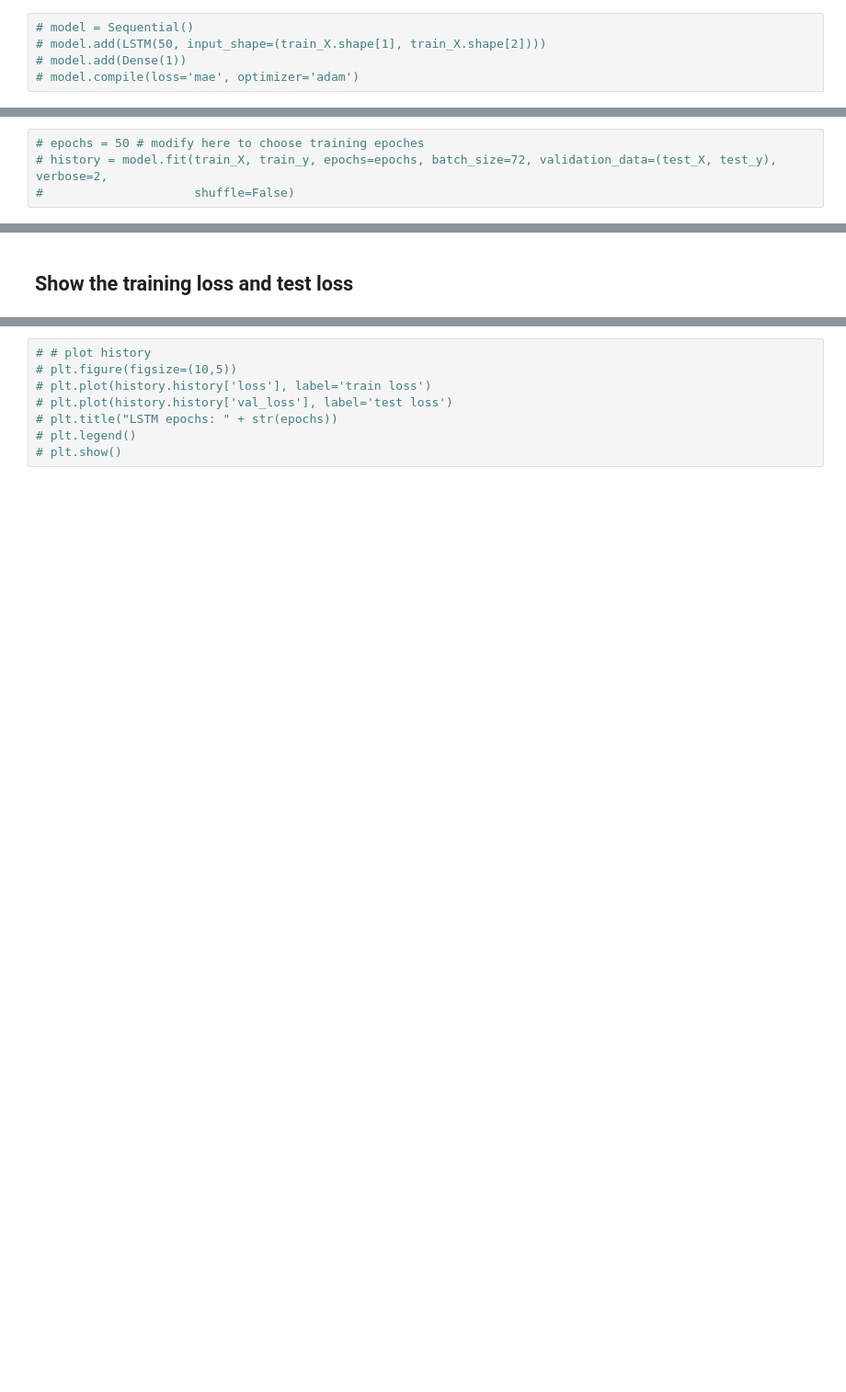
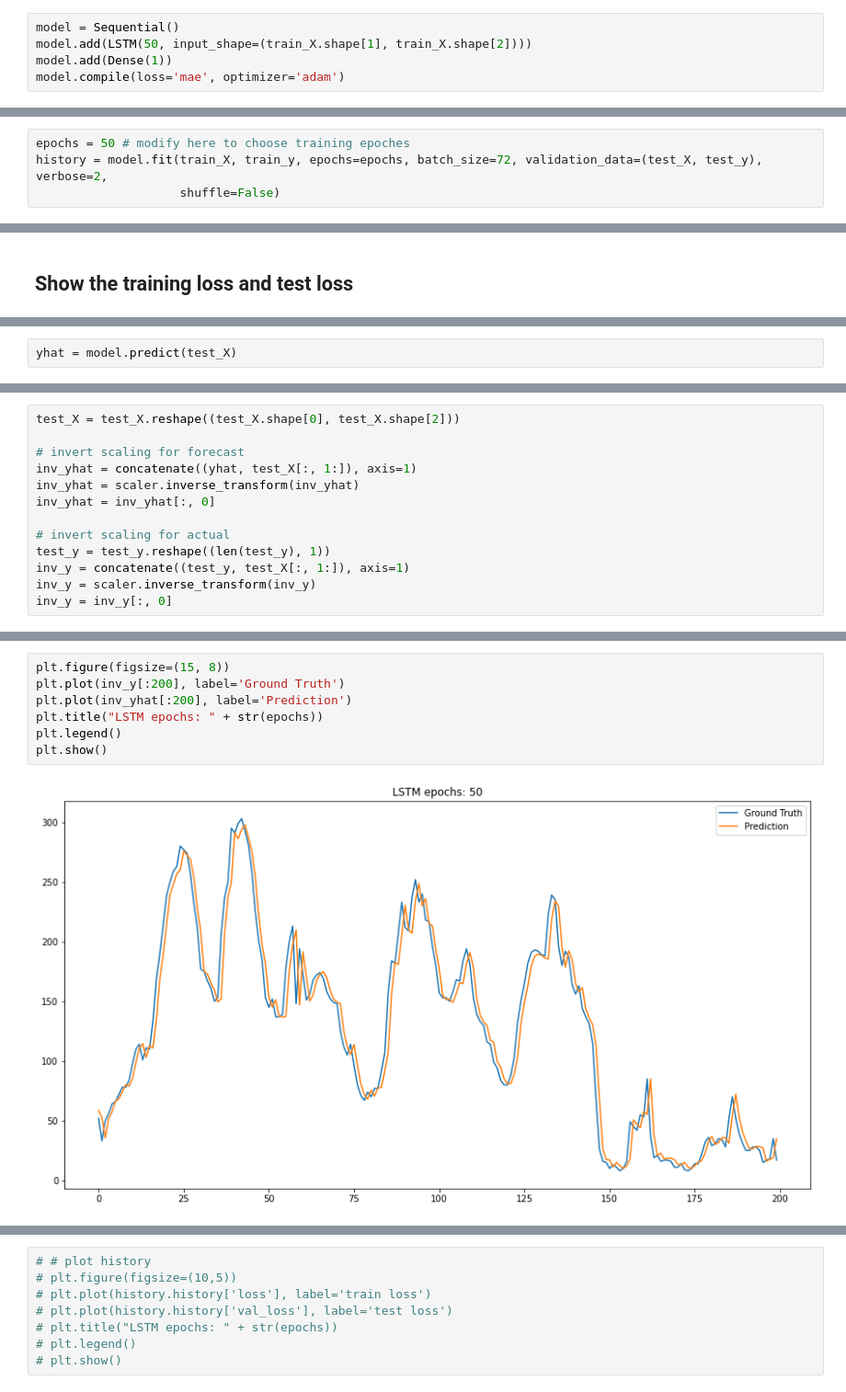
Before and after one commit to ttezy/Time-Sequence-Analysis, a Jupyter notebook: LSTM_Multivariate.ipynb, the cells around one changed output, grey strips where cells are left out. Shown at 92% size. Saved outputs shown, nothing was run; the diff lists cells and outputs as text; blank space fills up the shorter version.

```diff
--- a/LSTM_Multivariate.ipynb
+++ b/LSTM_Multivariate.ipynb
@@ -175,13 +162,13 @@ test_X shape:  (4383, 1, 8)  test_y shape:  (4383,)
 # %% [markdown]
 ## **Design network**
 # %%
-# model = Sequential()
-# model.add(LSTM(50, input_shape=(train_X.shape[1], train_X.shape[2])))
-# model.add(Dense(1))
-# model.compile(loss='mae', optimizer='adam')
+model = Sequential()
+model.add(LSTM(50, input_shape=(train_X.shape[1], train_X.shape[2])))
+model.add(Dense(1))
+model.compile(loss='mae', optimizer='adam')
 # %% [markdown]
 ## **Fit model**
 # %%
-# epochs = 50 # modify here to choose training epoches
-# history = model.fit(train_X, train_y, epochs=epochs, batch_size=72, validation_data=(test_X, test_y), verbose=2,
-#                     shuffle=False)
+epochs = 50 # modify here to choose training epoches
+history = model.fit(train_X, train_y, epochs=epochs, batch_size=72, validation_data=(test_X, test_y), verbose=2,
+                    shuffle=False)
@@ -189,0 +209,2 @@ test_X shape:  (4383, 1, 8)  test_y shape:  (4383,)
+# %%
+yhat = model.predict(test_X)
@@ -189,0 +213,13 @@ test_X shape:  (4383, 1, 8)  test_y shape:  (4383,)
+# %%
+test_X = test_X.reshape((test_X.shape[0], test_X.shape[2]))
+
+# invert scaling for forecast
+inv_yhat = concatenate((yhat, test_X[:, 1:]), axis=1)
+inv_yhat = scaler.inverse_transform(inv_yhat)
+inv_yhat = inv_yhat[:, 0]
+
+# invert scaling for actual
+test_y = test_y.reshape((len(test_y), 1))
+inv_y = concatenate((test_y, test_X[:, 1:]), axis=1)
+inv_y = scaler.inverse_transform(inv_y)
+inv_y = inv_y[:, 0]
@@ -189,0 +236,9 @@ test_X shape:  (4383, 1, 8)  test_y shape:  (4383,)
+# %%
+plt.figure(figsize=(15, 8))
+plt.plot(inv_y[:200], label='Ground Truth')
+plt.plot(inv_yhat[:200], label='Prediction')
+plt.title("LSTM epochs: " + str(epochs))
+plt.legend()
+plt.show()
+# %% [output]
+[figure, added]
```
Also changed, not shown: parts of 28 cells of this notebook.
